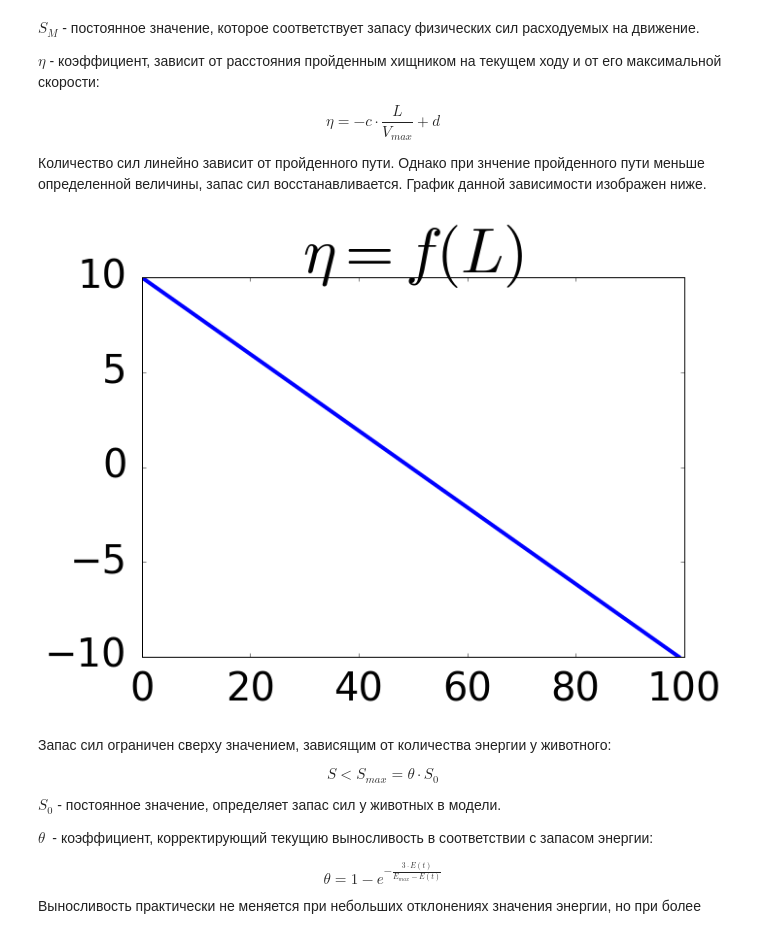
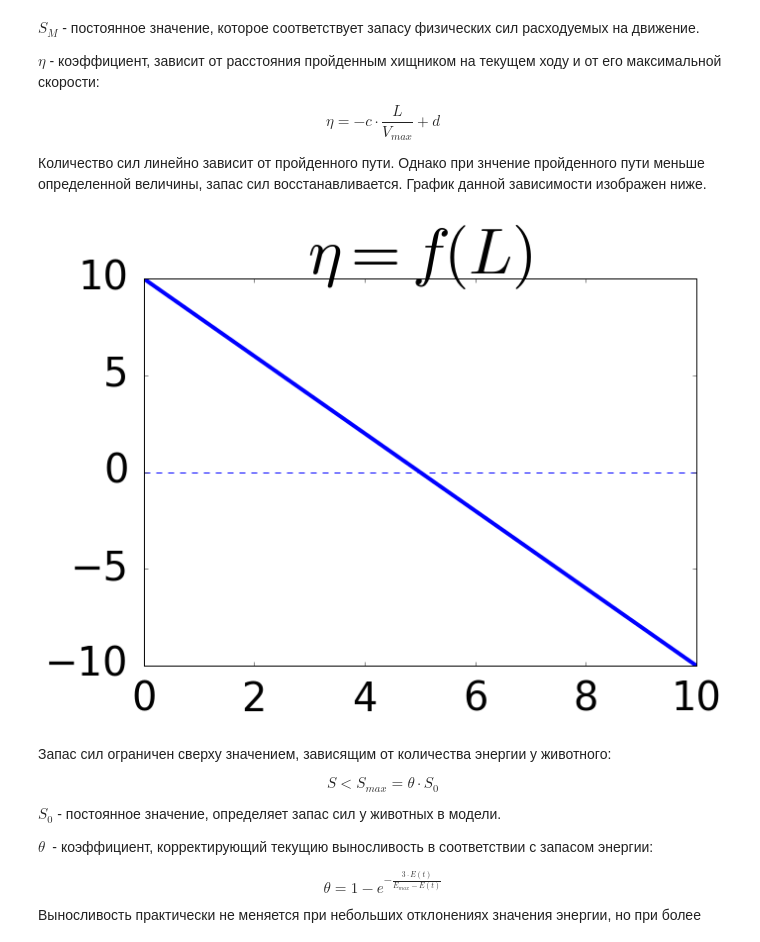
Before and after one commit to Zhuikov/predator-prey, a Jupyter notebook: notebooks/LifeModel.ipynb, the cells around one changed output. Cells and saved outputs as stored; diff of their text form; code cells hidden in the pictures.

```diff
--- a/notebooks/LifeModel.ipynb
+++ b/notebooks/LifeModel.ipynb
@@ -215,20 +215,21 @@ $$
 # %%
 def eta_f(x):
     return (- 4 * x) + 10
 
-t = np.arange(0, 100)
-eta = eta_f(np.linspace(0, 5, 100))
+t = np.arange(0, 11)
+eta = eta_f(np.linspace(0, 5, 11))
 plt.figure(figsize=(10, 7))
 plt.plot(t, eta, 'b', lw=4)
+plt.plot([0,10],[0,0], 'b--')
 plt.title(r'$\eta = f(L)$', fontsize=65)
 #plt.xlabel(r'$L$', fontsize=20, style='oblique')
 #plt.ylabel(r'$\eta$', fontsize=20, style='oblique', rotation=0)
 plt.tick_params(axis='both', which='major', pad=15)
 plt.xticks(fontsize=40)
 plt.yticks(fontsize=40)
 plt.show()
 # %% [output]
-[figure, old version]
+[figure, new version]
 # %% [markdown]
 Запас сил ограничен сверху значением, зависящим от количества энергии у животного:
 
```
Also changed, not shown: parts of 5 cells of this notebook.
